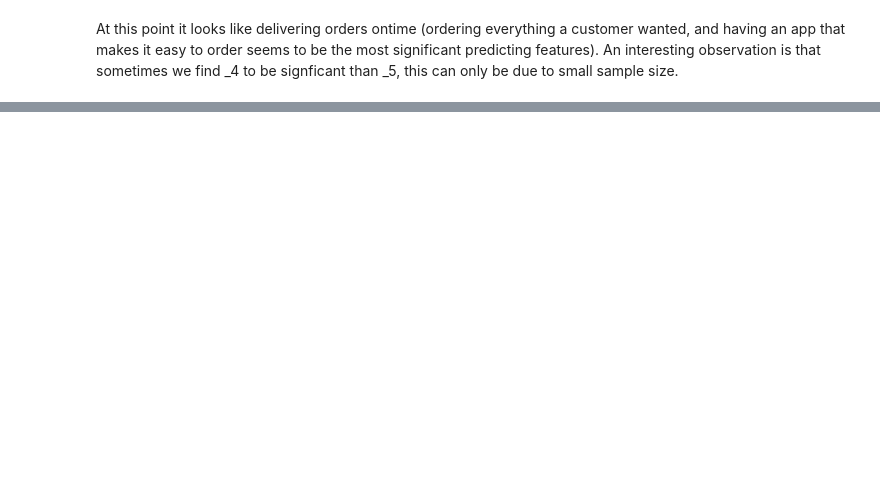
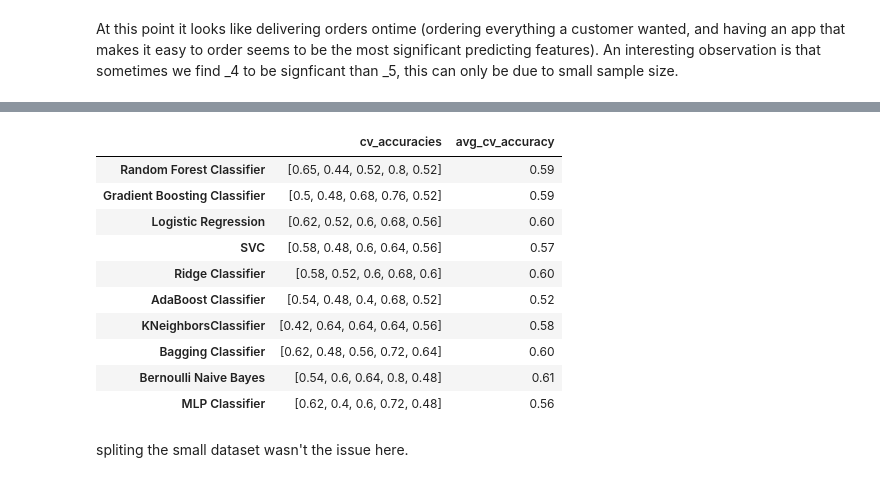
Before and after one commit to abebual/Happy-Customer-Bpojxqbxe0zbwgEV, a Jupyter notebook: Happy-Customers-Bpojxqbxe0zbwgEV.ipynb, the cells around one changed output, grey strips where cells are left out. Drawn from its saved outputs; the diff is of its cells as text; code cells hidden in the pictures; blank space fills up the shorter version.

```diff
--- a/Happy-Customers-Bpojxqbxe0zbwgEV.ipynb
+++ b/Happy-Customers-Bpojxqbxe0zbwgEV.ipynb
@@ -256,0 +406,58 @@ Lets try if we can do some hypertuning to improve the accuracy.
+# %%
+def cv_evaluate(x, y):
+    #Names of models
+    model_name_list = ['Random Forest Classifier',
+                       'Gradient Boosting Classifier',
+                      'Logistic Regression',
+                      'SVC',
+                      'Ridge Classifier',
+                      'AdaBoost Classifier',
+                      'KNeighborsClassifier',
+                      'Bagging Classifier',
+                      'Bernoulli Naive Bayes',
+                      'MLP Classifier']
+    model = np.arange(1, 11)
+    cv_accuracies = np.empty(len(model))
+    avg_cv_accuracy = np.empty(len(model))
+    # Instantiate the models
+    model1 = RandomForestClassifier(n_estimators=100)
+    model2 = GradientBoostingClassifier(n_estimators=100)
+    model3 = LogisticRegression()
+    model4 = SVC (gamma='auto')
+    model5 = RidgeClassifier ()
+    model6 = AdaBoostClassifier (n_estimators=100)
+    model7 = KNeighborsClassifier (n_neighbors=3)
+    model8 = BaggingClassifier(n_estimators=100)
+    model9 = BernoulliNB()
+    model10 = MLPClassifier (max_iter=300)
+    results =pd.DataFrame(columns=['cv_accuracies', 'avg_cv_accuracy'])
+
+    model_list = [model1, model2, model3, model4, model5, model6, model7, model8, model9, model10]
+    # Train and predict with each model
+    for i, model in enumerate(model_list):
+        model.fit(x, y)
+
+        cv_accuracies = cross_val_score(estimator = model, X = x, y = y, cv = 5)
+        avg_cv_accuracy = cv_accuracies.mean()
+
+        model_name=model_name_list[i]
+        results.loc[model_name, :] = [np.round(cv_accuracies, 2), avg_cv_accuracy]
+    return results
+
+
+results = cv_evaluate(x, y)
+results
+# %% [output]
+|  | cv_accuracies | avg_cv_accuracy |
+| Random Forest Classifier | [0.65, 0.44, 0.52, 0.8, 0.52] | 0.59 |
+| Gradient Boosting Classifier | [0.5, 0.48, 0.68, 0.76, 0.52] | 0.59 |
+| Logistic Regression | [0.62, 0.52, 0.6, 0.68, 0.56] | 0.60 |
+| SVC | [0.58, 0.48, 0.6, 0.64, 0.56] | 0.57 |
+| Ridge Classifier | [0.58, 0.52, 0.6, 0.68, 0.6] | 0.60 |
+| AdaBoost Classifier | [0.54, 0.48, 0.4, 0.68, 0.52] | 0.52 |
+| KNeighborsClassifier | [0.42, 0.64, 0.64, 0.64, 0.56] | 0.58 |
+| Bagging Classifier | [0.62, 0.48, 0.56, 0.72, 0.64] | 0.60 |
+| Bernoulli Naive Bayes | [0.54, 0.6, 0.64, 0.8, 0.48] | 0.61 |
+| MLP Classifier | [0.62, 0.4, 0.6, 0.72, 0.48] | 0.56 |
+# %% [markdown]
+spliting the small dataset wasn't the issue here.
```
Also changed, not shown: parts of 42 cells of this notebook.
